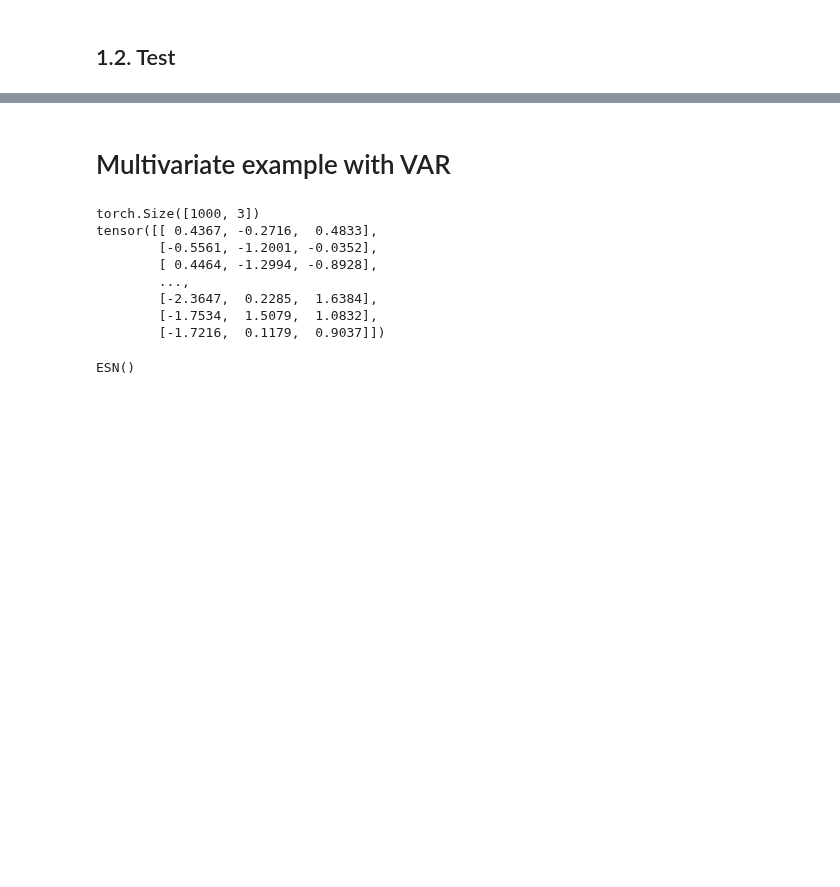
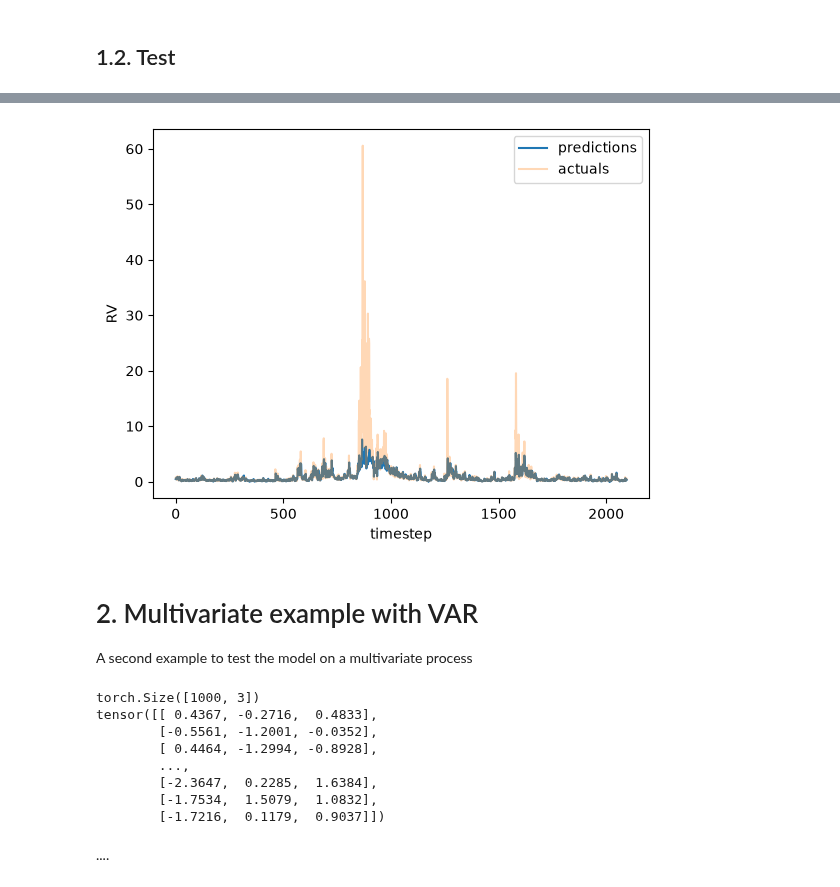
Before and after one commit to jacoporauseo/RC-Diffusion-Models-for-Time-Series-Generation, a Jupyter notebook: esn_test.ipynb, the cells around one changed output, grey strips where cells are left out. Cells and saved outputs as stored; diff of their text form; code cells hidden in the pictures; blank space fills up the shorter version.

```diff
--- a/esn_test.ipynb
+++ b/esn_test.ipynb
@@ -122,4 +126,4 @@ tensor([0.5657])
 # %%
 forecast = esnGrad.one_step_ahead_forecast(x_train = RV_train,
                                            x_test = RV_test,
-                                           n_samples = 100)
+                                           n_samples = 25)
@@ -126,5 +142,19 @@ forecast = esnGrad.one_step_ahead_forecast(x_train = RV_train,
+# %%
+import matplotlib.pyplot as plt
+
+loss = pd.DataFrame(loss)
+plt.plot(F_m.detach().numpy(), label = 'predictions')
+plt.plot(RV_test.detach().numpy(), label = 'actuals', alpha = 0.3)
+plt.ylabel('RV')
+plt.xlabel('timestep')
+plt.legend()
+plt.show()
+# %% [output]
+[figure, added]
 # %% [markdown]
-# Multivariate example with VAR
+# 2. Multivariate example with VAR
+
+A second example to test the model on a multivariate process
 # %%
 from rcdiff.data.var import VAR
 
@@ -172,7 +202,5 @@ esn = ESN(in_dim = N,
           reservoir_size= R,
           params=esnParams
           )
-# %%
-esn
-# %% [output]
-ESN()
+# %% [markdown]
+....
```
Also changed, not shown: parts of 9 cells of this notebook, 6 other files.
